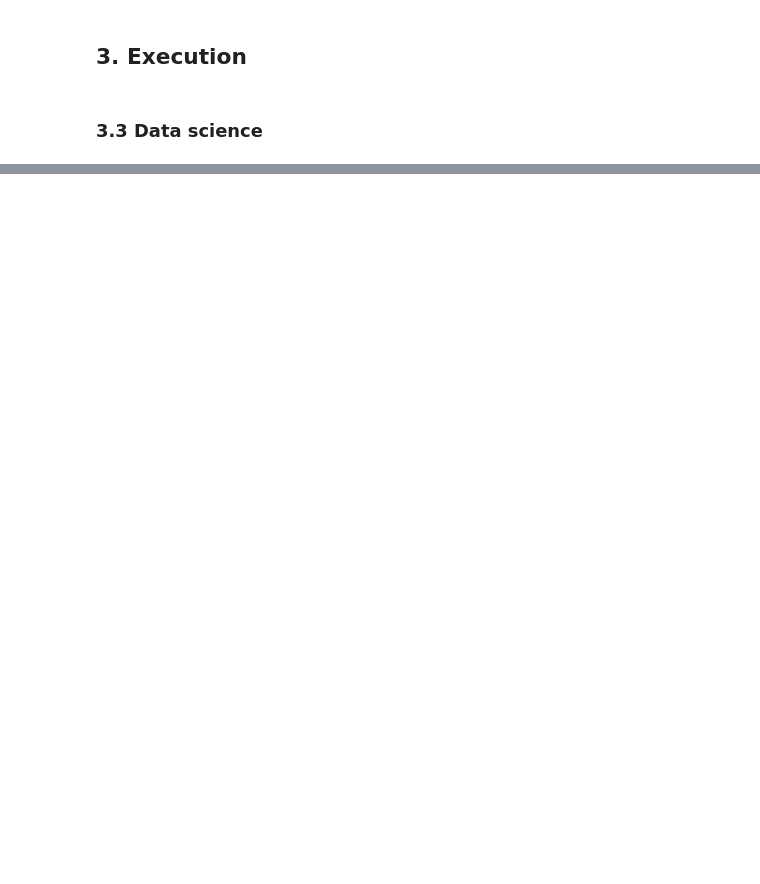
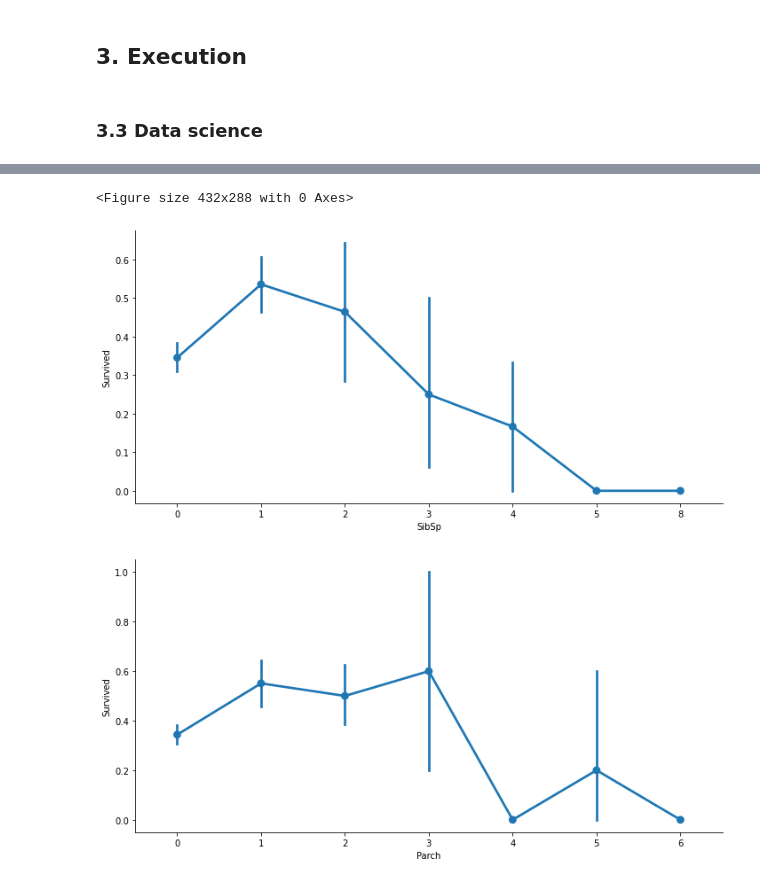
Before and after one commit to richardmfitumukiza/Titanic-dataset, a Jupyter notebook: Machine_Learning_Engineering.ipynb, the cells around one changed output, grey strips where cells are left out. Cells and saved outputs as stored; diff of their text form; code cells hidden in the pictures; blank space fills up the shorter version.

```diff
--- a/Machine_Learning_Engineering.ipynb
+++ b/Machine_Learning_Engineering.ipynb
@@ -111,0 +100,7 @@ local_file_path = ""
+# %%
+train_url = "https://raw.githubusercontent.com/richardmfitumukiza/Titanic-dataset/main/train.csv"
+prod_url = "https://raw.githubusercontent.com/richardmfitumukiza/Titanic-dataset/main/test.csv"
+
+
+training_df = pd.read_csv(train_url)
+training_df.head()
@@ -111,0 +176,3 @@ local_file_path = ""
+# %%
+training_df['Age'].fillna(training_df['Age'].mean(), inplace=True)
+training_df.isnull().sum()
@@ -111,0 +202,3 @@ local_file_path = ""
+# %%
+training_df['Cabin'] = np.where(training_df['Cabin'].isnull(), 0,1)
+training_df
@@ -111,0 +221,5 @@ local_file_path = ""
+# %%
+gender_num = {'male':0, 'female':1}
+
+training_df['Sex'] = training_df['Sex'].map(gender_num)
+training_df
@@ -111,0 +240,8 @@ local_file_path = ""
+# %%
+for i, col in enumerate(['SibSp', 'Parch']):
+    plt.figure(i)
+    sb.catplot(x=col, y='Survived', data=training_df, kind='point', aspect=2)
+# %% [output]
+<Figure size 432x288 with 0 Axes>
+[figure, added]
+[figure, added]
```
Also changed, not shown: parts of 66 cells of this notebook, 1 other file.
